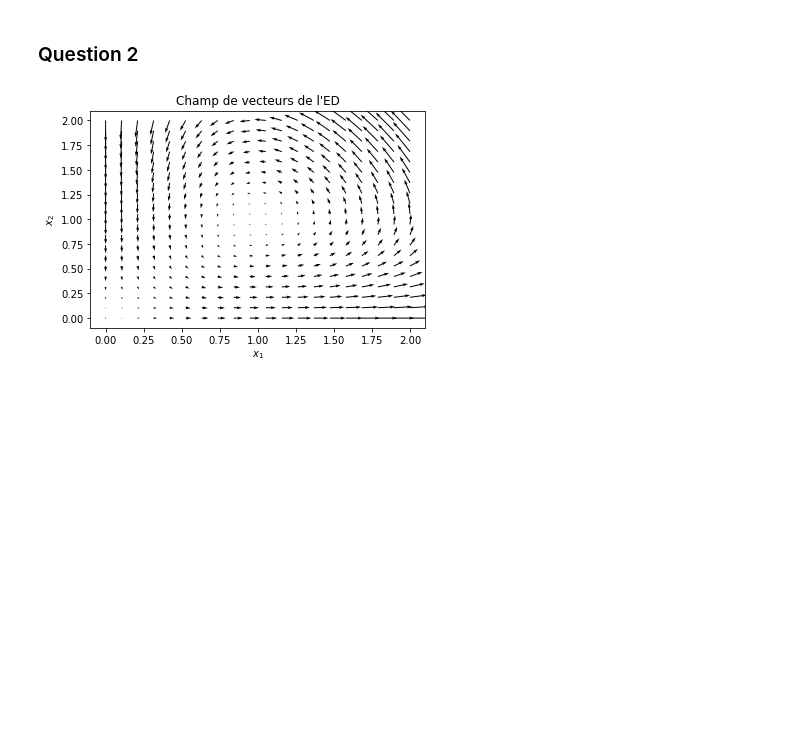
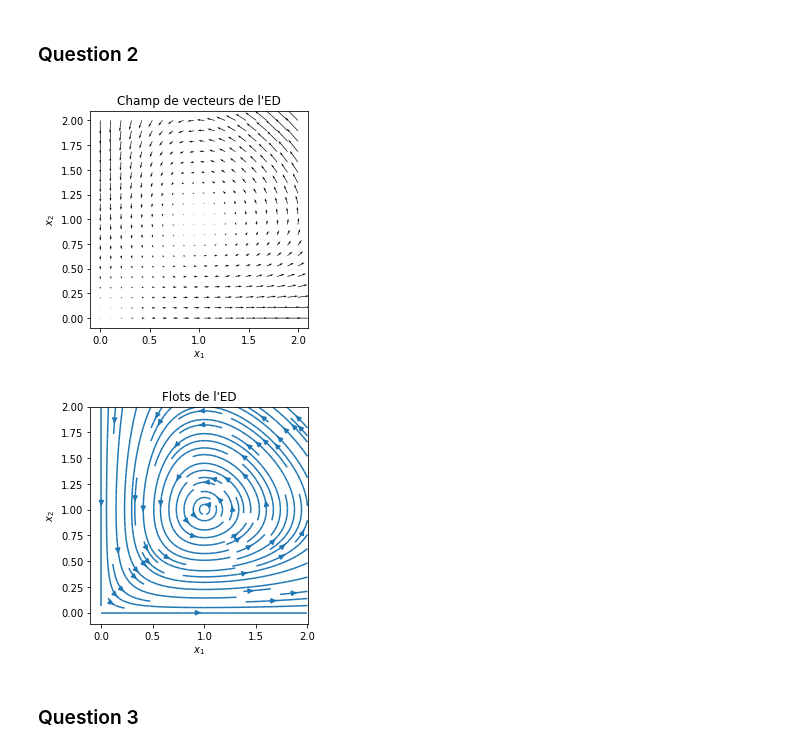
Before and after one commit to mroyerdevericourt/projetMI2, a Jupyter notebook: Rendu.ipynb, the cells around one changed output. Saved outputs shown, nothing was run; the diff lists cells and outputs as text; code cells hidden in the pictures; blank space fills up the shorter version.

Commit message:
Question 2 vraie fin

```diff
--- a/Rendu.ipynb
+++ b/Rendu.ipynb
@@ -30,18 +30,29 @@ def f(Position):
 # %%
 alpha, beta = 1, 1
 gamma, delta = 1, 1
 
 N = 20
 X = np.linspace(0, 2, N)
 Y = np.linspace(0, 2, N)
 Grille = np.array(np.meshgrid(X, Y))
-A = np.array(Grille.reshape(2, -1))
-X, Y = A
-B = f(A)
-plt.quiver(X, Y, *B)
+Dirs = f(Grille)
+Pos = np.array(Grille.reshape(2, -1))
+
+plt.quiver(*Pos, *Dirs)
 plt.xlabel('$x_1$')
 plt.ylabel('$x_2$')
 plt.title("Champ de vecteurs de l'ED")
+plt.axis('square')
 plt.show()
+
+plt.streamplot(X, Y, *Dirs, density = 1)
+plt.xlabel('$x_1$')
+plt.ylabel('$x_2$')
+plt.title("Flots de l'ED")
+plt.axis('square')
+plt.show()
 # %% [output]
-[figure, old version]
+[figure, new version]
+[figure, added]
+# %% [markdown]
+### Question 3
```
